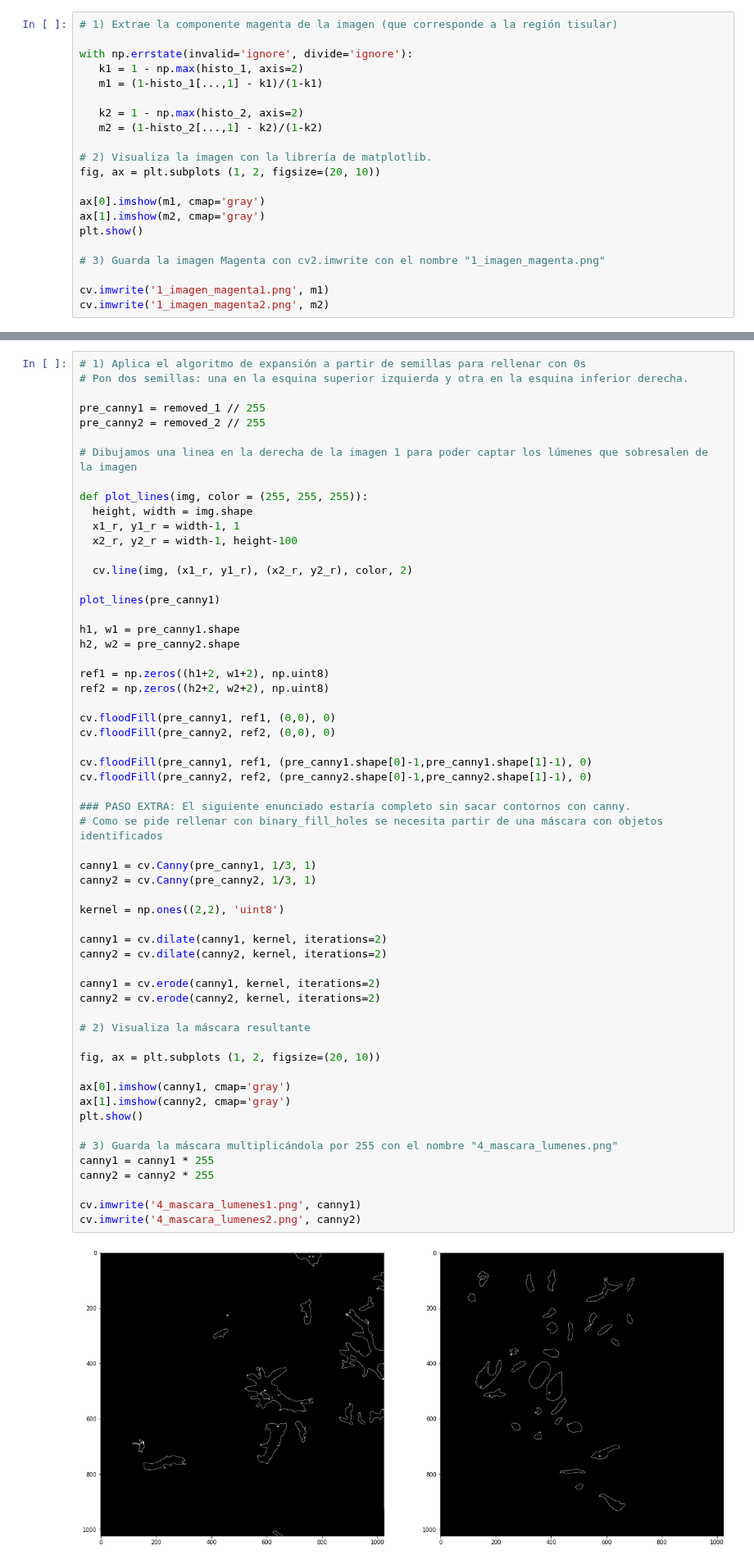
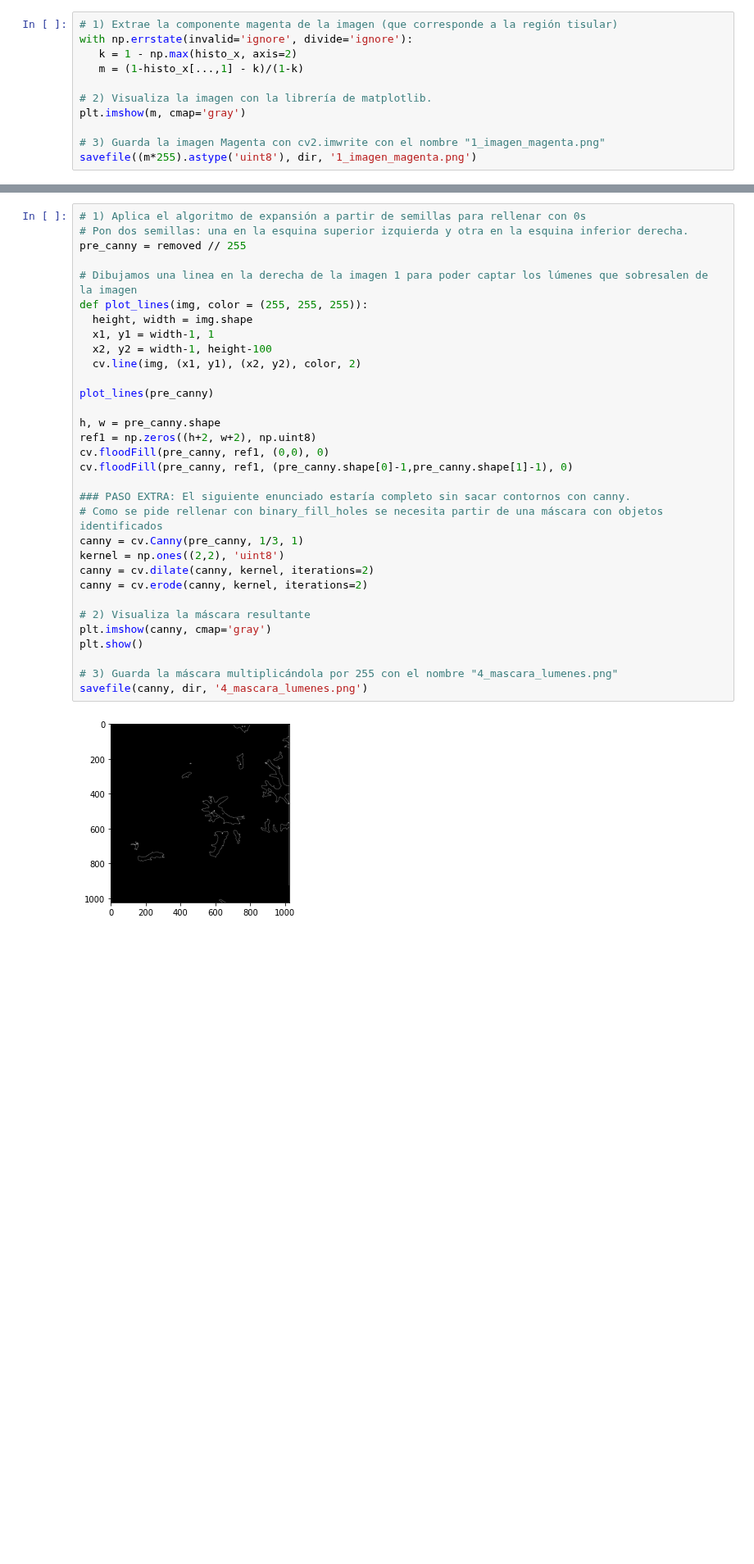
Before and after one commit to GZabalaG/AIMaster, a Jupyter notebook: Supervised/Actividad_Portfolio.ipynb, the cells around one changed output, grey strips where cells are left out. Shown at 82% size. Drawn from its saved outputs; the diff is of its cells as text; blank space fills up the shorter version.

```diff
--- a/Supervised/Actividad_Portfolio.ipynb
+++ b/Supervised/Actividad_Portfolio.ipynb
@@ -36,22 +52,12 @@ plt.show
 # %%
 # 1) Extrae la componente magenta de la imagen (que corresponde a la región tisular)
-
 with np.errstate(invalid='ignore', divide='ignore'):
-   k1 = 1 - np.max(histo_1, axis=2)
-   m1 = (1-histo_1[...,1] - k1)/(1-k1)
-
-   k2 = 1 - np.max(histo_2, axis=2)
-   m2 = (1-histo_2[...,1] - k2)/(1-k2)
+   k = 1 - np.max(histo_x, axis=2)
+   m = (1-histo_x[...,1] - k)/(1-k)
 
 # 2) Visualiza la imagen con la librería de matplotlib.
-fig, ax = plt.subplots (1, 2, figsize=(20, 10))
-
-ax[0].imshow(m1, cmap='gray')
-ax[1].imshow(m2, cmap='gray')
-plt.show()
+plt.imshow(m, cmap='gray')
 
 # 3) Guarda la imagen Magenta con cv2.imwrite con el nombre "1_imagen_magenta.png"
-
-cv.imwrite('1_imagen_magenta1.png', m1)
-cv.imwrite('1_imagen_magenta2.png', m2)
+savefile((m*255).astype('uint8'), dir, '1_imagen_magenta.png')
 # %% [output]
@@ -133,60 +109,34 @@ True
 # %%
 # 1) Aplica el algoritmo de expansión a partir de semillas para rellenar con 0s
 # Pon dos semillas: una en la esquina superior izquierda y otra en la esquina inferior derecha.
-
-pre_canny1 = removed_1 // 255
-pre_canny2 = removed_2 // 255
+pre_canny = removed // 255
 
 # Dibujamos una linea en la derecha de la imagen 1 para poder captar los lúmenes que sobresalen de la imagen
-
 def plot_lines(img, color = (255, 255, 255)):
   height, width = img.shape
-  x1_r, y1_r = width-1, 1
-  x2_r, y2_r = width-1, height-100
+  x1, y1 = width-1, 1
+  x2, y2 = width-1, height-100
+  cv.line(img, (x1, y1), (x2, y2), color, 2)
 
-  cv.line(img, (x1_r, y1_r), (x2_r, y2_r), color, 2)
+plot_lines(pre_canny)
 
-plot_lines(pre_canny1)
-
-h1, w1 = pre_canny1.shape
-h2, w2 = pre_canny2.shape
-
-ref1 = np.zeros((h1+2, w1+2), np.uint8)
-ref2 = np.zeros((h2+2, w2+2), np.uint8)
-
-cv.floodFill(pre_canny1, ref1, (0,0), 0)
-cv.floodFill(pre_canny2, ref2, (0,0), 0)
-
-cv.floodFill(pre_canny1, ref1, (pre_canny1.shape[0]-1,pre_canny1.shape[1]-1), 0)
-cv.floodFill(pre_canny2, ref2, (pre_canny2.shape[0]-1,pre_canny2.shape[1]-1), 0)
+h, w = pre_canny.shape
+ref1 = np.zeros((h+2, w+2), np.uint8)
+cv.floodFill(pre_canny, ref1, (0,0), 0)
+cv.floodFill(pre_canny, ref1, (pre_canny.shape[0]-1,pre_canny.shape[1]-1), 0)
 
 ### PASO EXTRA: El siguiente enunciado estaría completo sin sacar contornos con canny.
 # Como se pide rellenar con binary_fill_holes se necesita partir de una máscara con objetos identificados
-
-canny1 = cv.Canny(pre_canny1, 1/3, 1)
-canny2 = cv.Canny(pre_canny2, 1/3, 1)
-
+canny = cv.Canny(pre_canny, 1/3, 1)
 kernel = np.ones((2,2), 'uint8')
-
-canny1 = cv.dilate(canny1, kernel, iterations=2)
-canny2 = cv.dilate(canny2, kernel, iterations=2)
-
-canny1 = cv.erode(canny1, kernel, iterations=2)
-canny2 = cv.erode(canny2, kernel, iterations=2)
+canny = cv.dilate(canny, kernel, iterations=2)
+canny = cv.erode(canny, kernel, iterations=2)
 
 # 2) Visualiza la máscara resultante
-
-fig, ax = plt.subplots (1, 2, figsize=(20, 10))
-
-ax[0].imshow(canny1, cmap='gray')
-ax[1].imshow(canny2, cmap='gray')
+plt.imshow(canny, cmap='gray')
 plt.show()
 
 # 3) Guarda la máscara multiplicándola por 255 con el nombre "4_mascara_lumenes.png"
-canny1 = canny1 * 255
-canny2 = canny2 * 255
-
-cv.imwrite('4_mascara_lumenes1.png', canny1)
-cv.imwrite('4_mascara_lumenes2.png', canny2)
+savefile(canny, dir, '4_mascara_lumenes.png')
 # %% [output]
-[figure, old version]
+[figure, new version]
```
Also changed, not shown: parts of 13 cells of this notebook.
